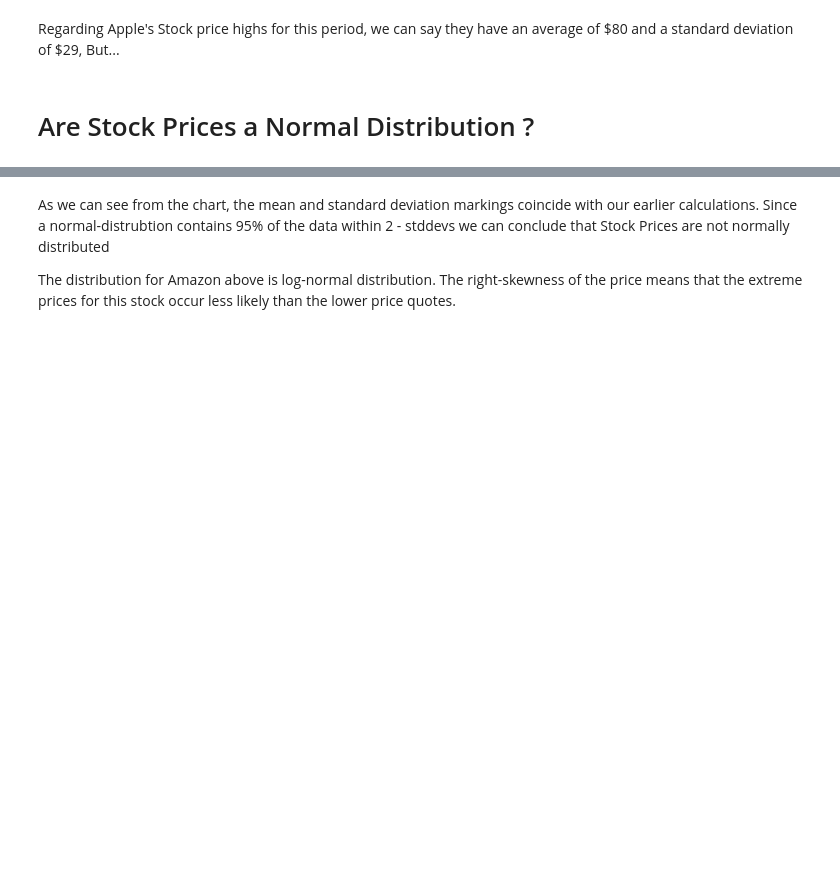
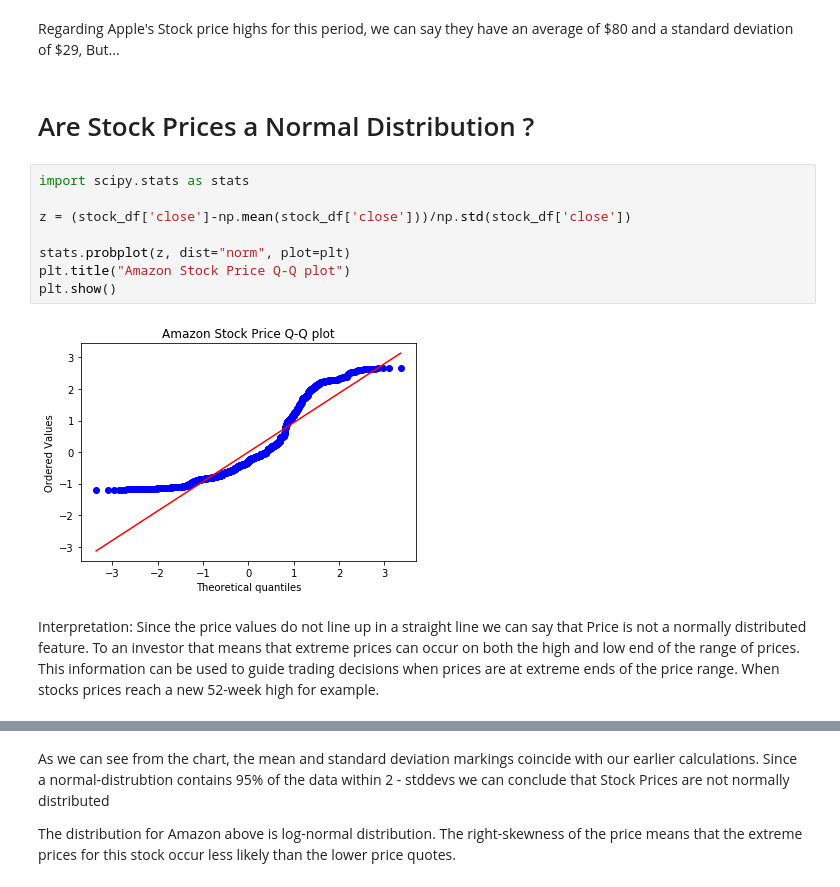
Before and after one commit to plj91682/Thinkful_Assignments, a Jupyter notebook: Thinkful_Assignment_Capstone.ipynb, the cells around one changed output, grey strips where cells are left out. Drawn from its saved outputs; the diff is of its cells as text; blank space fills up the shorter version.

```diff
--- a/Thinkful_Assignment_Capstone.ipynb
+++ b/Thinkful_Assignment_Capstone.ipynb
@@ -55,6 +55,18 @@ Name: close, dtype: float64
 Regarding Apple's Stock price highs for this period, we can say they have an average of \$80 and a standard deviation of \$29, But...
 # %% [markdown]
 # Are Stock Prices a Normal Distribution ?
+# %%
+import scipy.stats as stats
+
+z = (stock_df['close']-np.mean(stock_df['close']))/np.std(stock_df['close'])
+
+stats.probplot(z, dist="norm", plot=plt)
+plt.title("Amazon Stock Price Q-Q plot")
+plt.show()
+# %% [output]
+[figure, added]
+# %% [markdown]
+Interpretation:  Since the price values do not line up in a straight line we can say that Price is not a normally distributed feature.  To an investor that means that extreme prices can occur on both the high and low end of the range of prices.  This information can be used to guide trading decisions when prices are at extreme ends of the price range. When stocks prices reach a new 52-week high for example.
 # %%
 plt.hist(stock_df['close'], 50)
 plt.axvline(x=stock_df['close'].mean(),linestyle='dashed',color='black')
```
Also changed, not shown: parts of 17 cells of this notebook.
